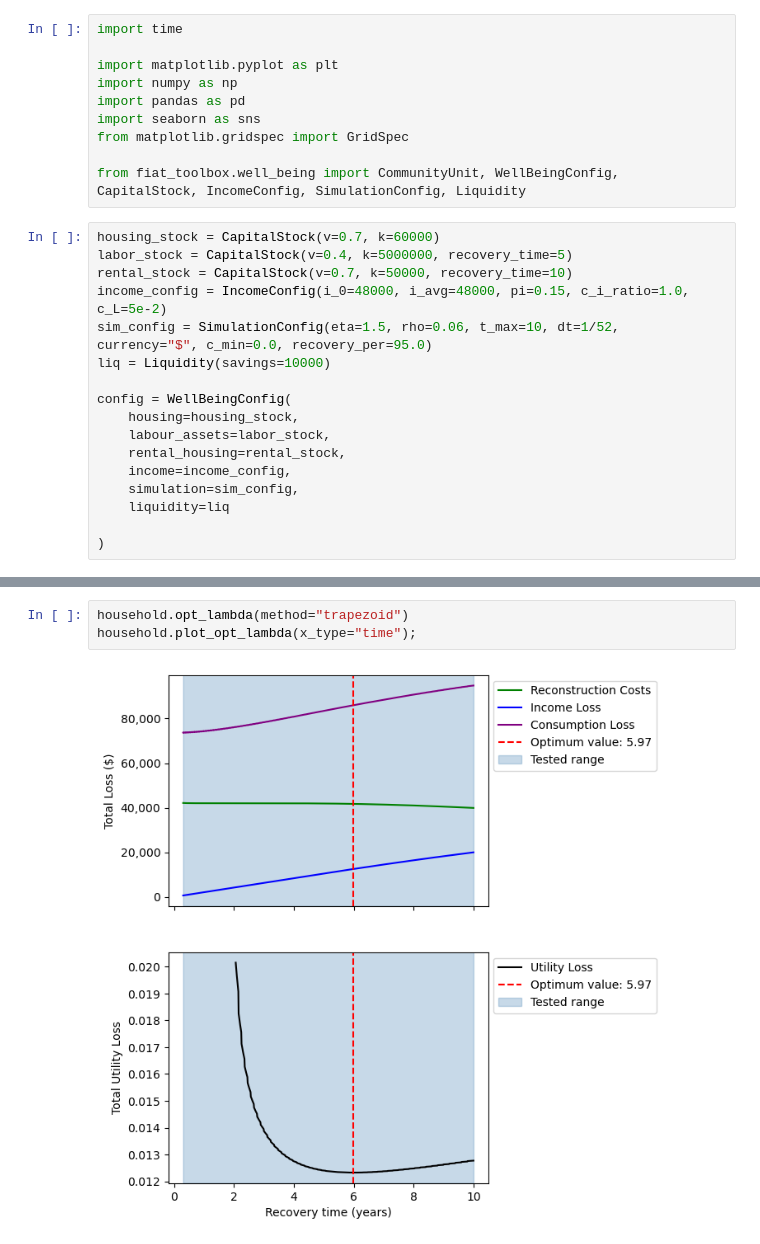
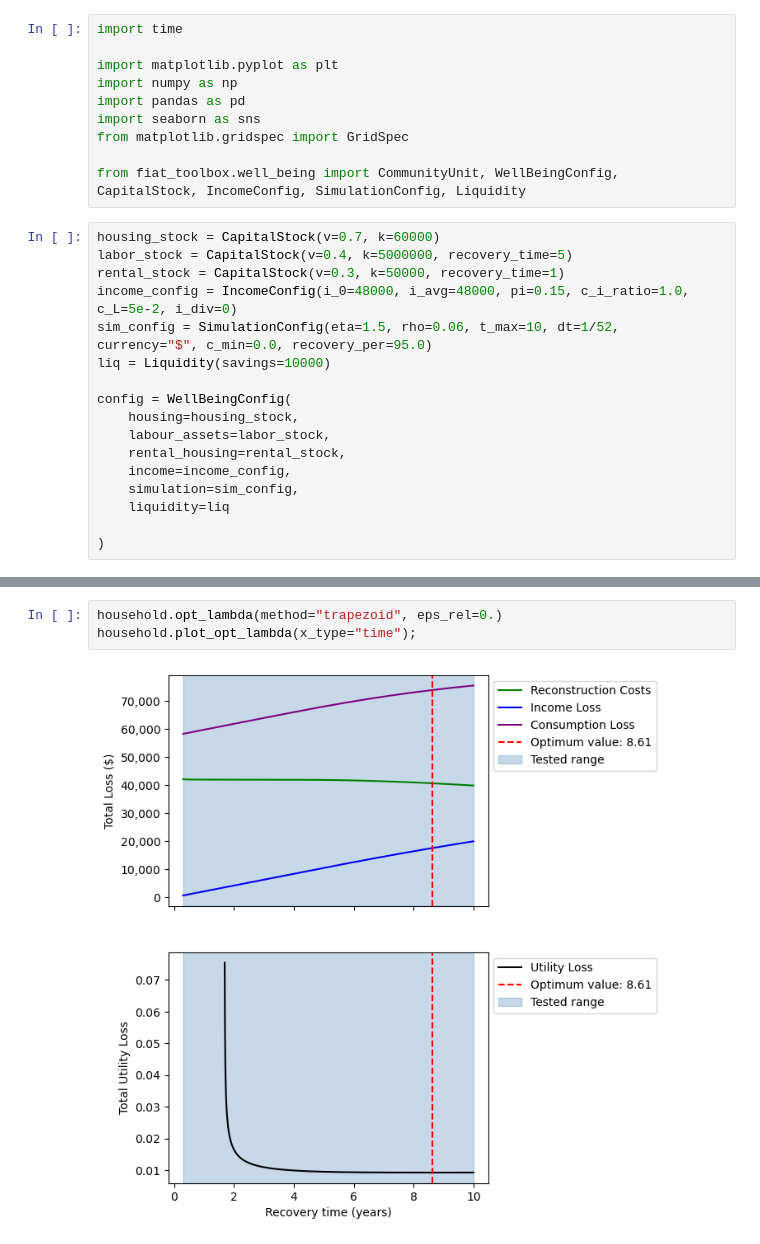
Before and after one commit to Deltares/fiat_toolbox, a Jupyter notebook: examples/well_being/4_extra_income_losses.ipynb, the cells around one changed output, grey strips where cells are left out. Drawn from its saved outputs; the diff is of its cells as text.

```diff
--- a/examples/well_being/4_extra_income_losses.ipynb
+++ b/examples/well_being/4_extra_income_losses.ipynb
@@ -11,8 +11,8 @@ from fiat_toolbox.well_being import CommunityUnit, WellBeingConfig, CapitalStock
 # %%
 housing_stock = CapitalStock(v=0.7, k=60000)
 labor_stock = CapitalStock(v=0.4, k=5000000, recovery_time=5)
-rental_stock = CapitalStock(v=0.7, k=50000, recovery_time=10)
-income_config = IncomeConfig(i_0=48000, i_avg=48000, pi=0.15, c_i_ratio=1.0, c_L=5e-2)
+rental_stock = CapitalStock(v=0.3, k=50000, recovery_time=1)
+income_config = IncomeConfig(i_0=48000, i_avg=48000, pi=0.15, c_i_ratio=1.0, c_L=5e-2, i_div=0)
 sim_config = SimulationConfig(eta=1.5, rho=0.06, t_max=10, dt=1/52, currency="$", c_min=0.0, recovery_per=95.0)
 liq = Liquidity(savings=10000)
 
@@ -39,10 +39,10 @@ CommunityUnit(
   simulation = eta=1.5 rho=0.06 t_max=10.0 dt=0.019230769230769232 currency='$' c_min=0.0 recovery_per=95.0
 )
 # %%
-household.opt_lambda(method="trapezoid")
+household.opt_lambda(method="trapezoid", eps_rel=0.)
 household.plot_opt_lambda(x_type="time");
 # %% [output]
-[figure, old version]
+[figure, new version]
 # %%
 household.get_losses("trapezoid")
 # %% [output]
```
Also changed, not shown: parts of 3 cells of this notebook, 1 other file.
